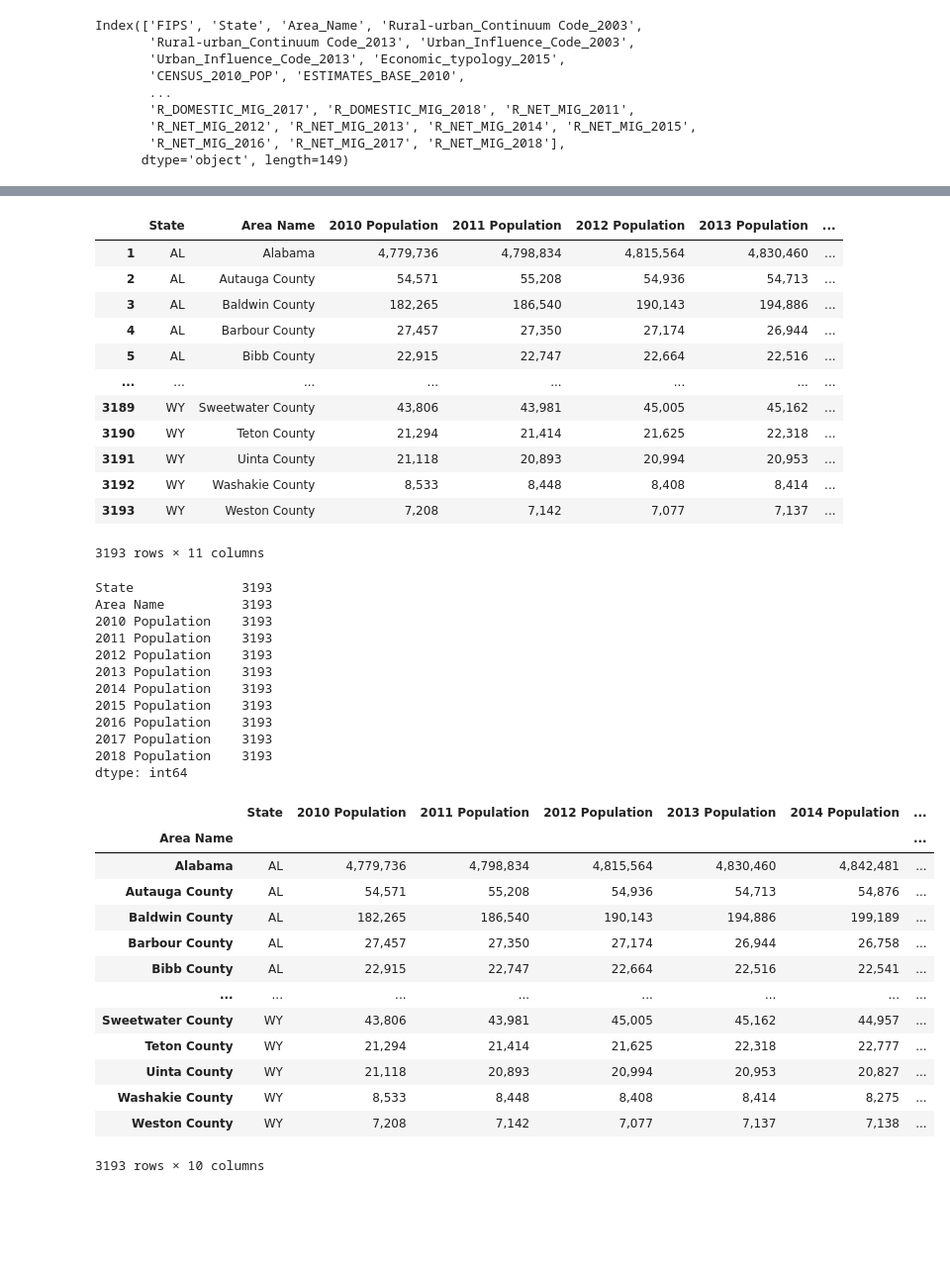
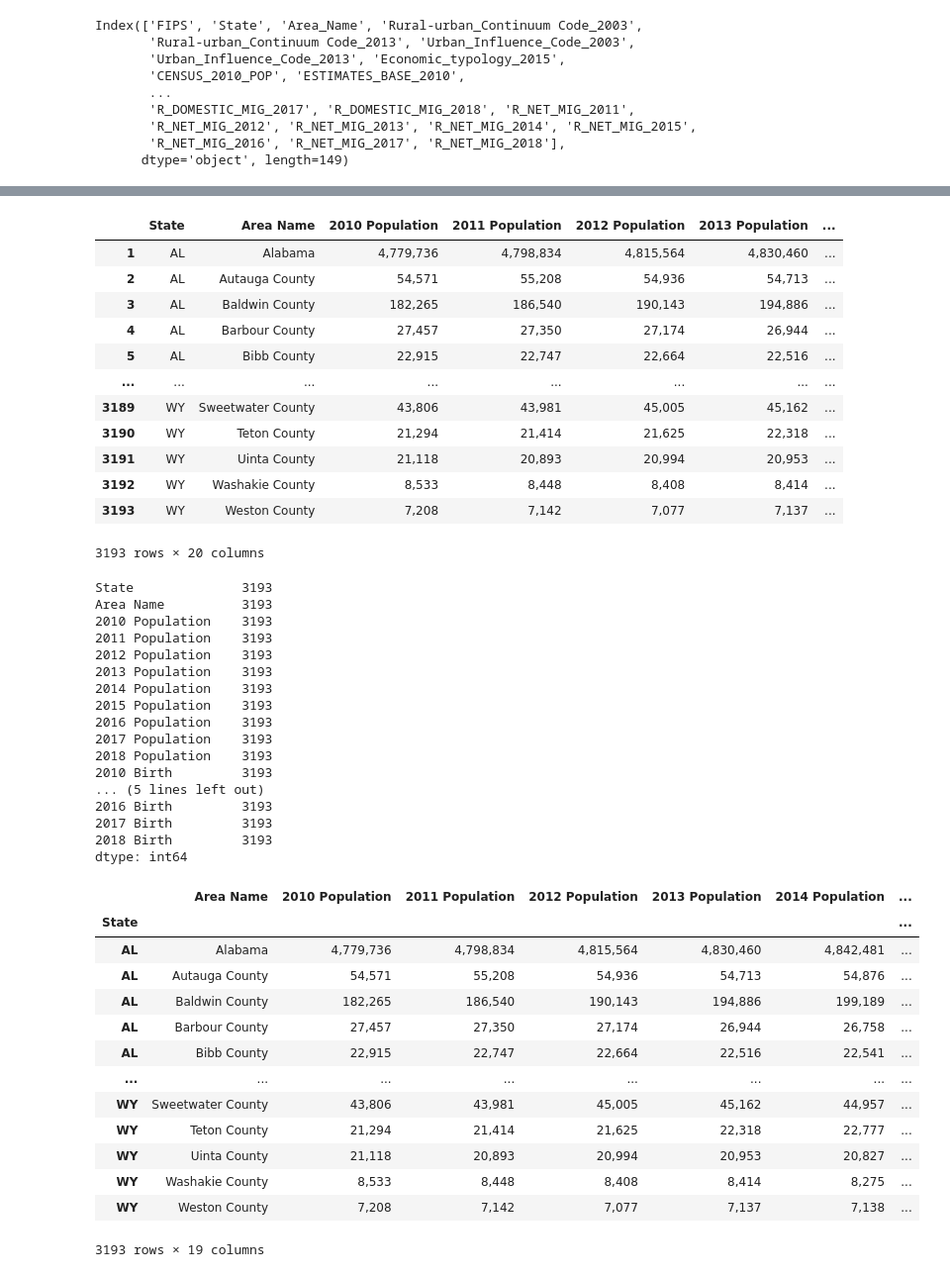
Before and after one commit to shawn-cavalieri/panic_at_the_desktop_project_1, a Jupyter notebook: svitlana_file.ipynb, the cells around one changed output, grey strips where cells are left out. Shown at 99% size. Cells and saved outputs as stored; diff of their text form; code cells hidden in the pictures; blank space fills up the shorter version.

Commit message:
working with population data set

```diff
--- a/svitlana_file.ipynb
+++ b/svitlana_file.ipynb
@@ -28,7 +30,9 @@ Index(['FIPS', 'State', 'Area_Name', 'Rural-urban_Continuum Code_2003',
 # %%
 new_df=population[["State","Area_Name","CENSUS_2010_POP", "POP_ESTIMATE_2011",
                    "POP_ESTIMATE_2012", "POP_ESTIMATE_2013", "POP_ESTIMATE_2014",
-                   "POP_ESTIMATE_2015", "POP_ESTIMATE_2016", "POP_ESTIMATE_2017","POP_ESTIMATE_2018"
+                   "POP_ESTIMATE_2015", "POP_ESTIMATE_2016", "POP_ESTIMATE_2017","POP_ESTIMATE_2018",
+                   "Births_2010", "Births_2011", "Births_2012", "Births_2013", "Births_2014", "Births_2015",
+                   "Births_2016", "Births_2017", "Births_2018"
                     ]]
 new_df
 # %% [output]
@@ -67,7 +71,10 @@ new_df
 new_df=new_df.rename(columns={"Area_Name":"Area Name", "CENSUS_2010_POP":"2010 Population", "POP_ESTIMATE_2011":"2011 Population",
                              "POP_ESTIMATE_2012":"2012 Population", "POP_ESTIMATE_2013":"2013 Population", "POP_ESTIMATE_2014":"2014 Population",
                              "POP_ESTIMATE_2015":"2015 Population", "POP_ESTIMATE_2016":"2016 Population", "POP_ESTIMATE_2017":"2017 Population",
-                             "POP_ESTIMATE_2018":"2018 Population",} )
+                             "POP_ESTIMATE_2018":"2018 Population", "Births_2010":"2010 Birth", "Births_2011":"2011 Birth", "Births_2012":"2012 Birth",
+                              "Births_2013":"2013 Birth","Births_2014":"2014 Birth", "Births_2015":"2015 Birth", "Births_2016":"2016 Birth",
+                              "Births_2017":"2017 Birth", "Births_2018":"2018 Birth"
+                             } )
 new_df
 # %% [output]
 |  | State | Area Name | 2010 Population | 2011 Population | 2012 Population | 2013 Population | ... |
@@ -82,7 +89,7 @@ new_df
 | 3191 | WY | Uinta County | 21,118 | 20,893 | 20,994 | 20,953 | ... |
 | 3192 | WY | Washakie County | 8,533 | 8,448 | 8,408 | 8,414 | ... |
 | 3193 | WY | Weston County | 7,208 | 7,142 | 7,077 | 7,137 | ... |
-3193 rows × 11 columns
+3193 rows × 20 columns
 # %%
 new_df.count()
 # %% [output]
@@ -97,21 +104,26 @@ Area Name          3193
 2016 Population    3193
 2017 Population    3193
 2018 Population    3193
+2010 Birth         3193
+... (5 lines left out)
+2016 Birth         3193
+2017 Birth         3193
+2018 Birth         3193
 dtype: int64
 # %%
-new_df.set_index("Area Name")
+new_df.set_index("State")
 # %% [output]
-|  | State | 2010 Population | 2011 Population | 2012 Population | 2013 Population | 2014 Population | ... |
-| Area Name |  |  |  |  |  |  | ... |
-| Alabama | AL | 4,779,736 | 4,798,834 | 4,815,564 | 4,830,460 | 4,842,481 | ... |
-| Autauga County | AL | 54,571 | 55,208 | 54,936 | 54,713 | 54,876 | ... |
-| Baldwin County | AL | 182,265 | 186,540 | 190,143 | 194,886 | 199,189 | ... |
-| Barbour County | AL | 27,457 | 27,350 | 27,174 | 26,944 | 26,758 | ... |
-| Bibb County | AL | 22,915 | 22,747 | 22,664 | 22,516 | 22,541 | ... |
+|  | Area Name | 2010 Population | 2011 Population | 2012 Population | 2013 Population | 2014 Population | ... |
+| State |  |  |  |  |  |  | ... |
+| AL | Alabama | 4,779,736 | 4,798,834 | 4,815,564 | 4,830,460 | 4,842,481 | ... |
+| AL | Autauga County | 54,571 | 55,208 | 54,936 | 54,713 | 54,876 | ... |
+| AL | Baldwin County | 182,265 | 186,540 | 190,143 | 194,886 | 199,189 | ... |
+| AL | Barbour County | 27,457 | 27,350 | 27,174 | 26,944 | 26,758 | ... |
+| AL | Bibb County | 22,915 | 22,747 | 22,664 | 22,516 | 22,541 | ... |
 | ... | ... | ... | ... | ... | ... | ... | ... |
-| Sweetwater County | WY | 43,806 | 43,981 | 45,005 | 45,162 | 44,957 | ... |
-| Teton County | WY | 21,294 | 21,414 | 21,625 | 22,318 | 22,777 | ... |
-| Uinta County | WY | 21,118 | 20,893 | 20,994 | 20,953 | 20,827 | ... |
-| Washakie County | WY | 8,533 | 8,448 | 8,408 | 8,414 | 8,275 | ... |
-| Weston County | WY | 7,208 | 7,142 | 7,077 | 7,137 | 7,138 | ... |
+| WY | Sweetwater County | 43,806 | 43,981 | 45,005 | 45,162 | 44,957 | ... |
+| WY | Teton County | 21,294 | 21,414 | 21,625 | 22,318 | 22,777 | ... |
+| WY | Uinta County | 21,118 | 20,893 | 20,994 | 20,953 | 20,827 | ... |
+| WY | Washakie County | 8,533 | 8,448 | 8,408 | 8,414 | 8,275 | ... |
+| WY | Weston County | 7,208 | 7,142 | 7,077 | 7,137 | 7,138 | ... |
-3193 rows × 10 columns
+3193 rows × 19 columns
```
Also changed, not shown: parts of 15 cells of this notebook.
